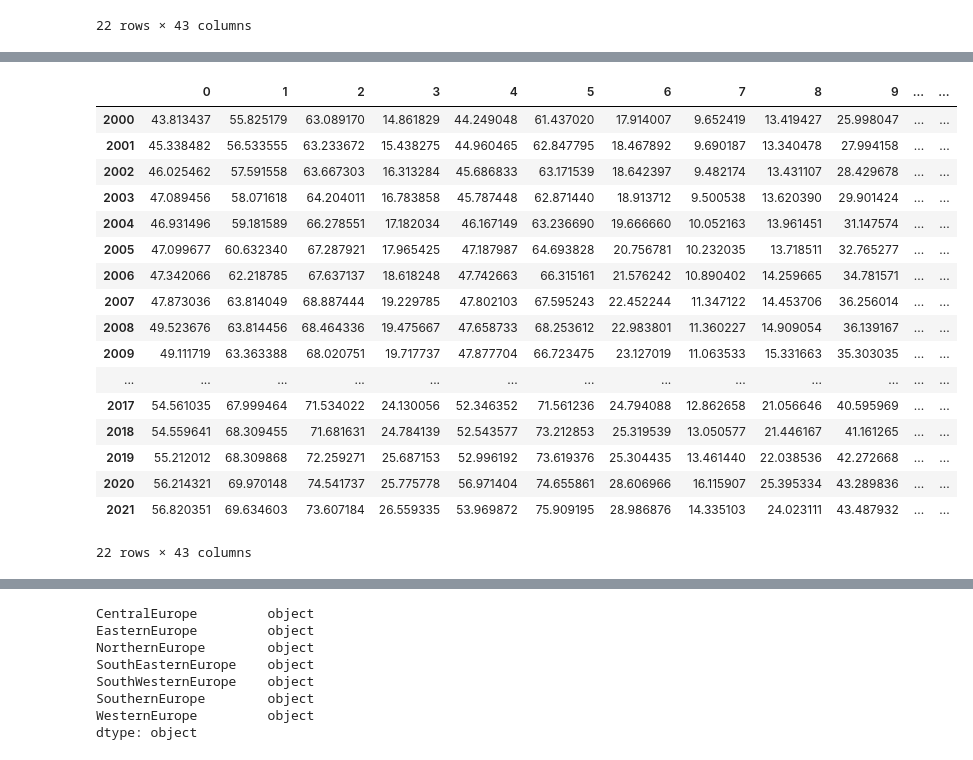
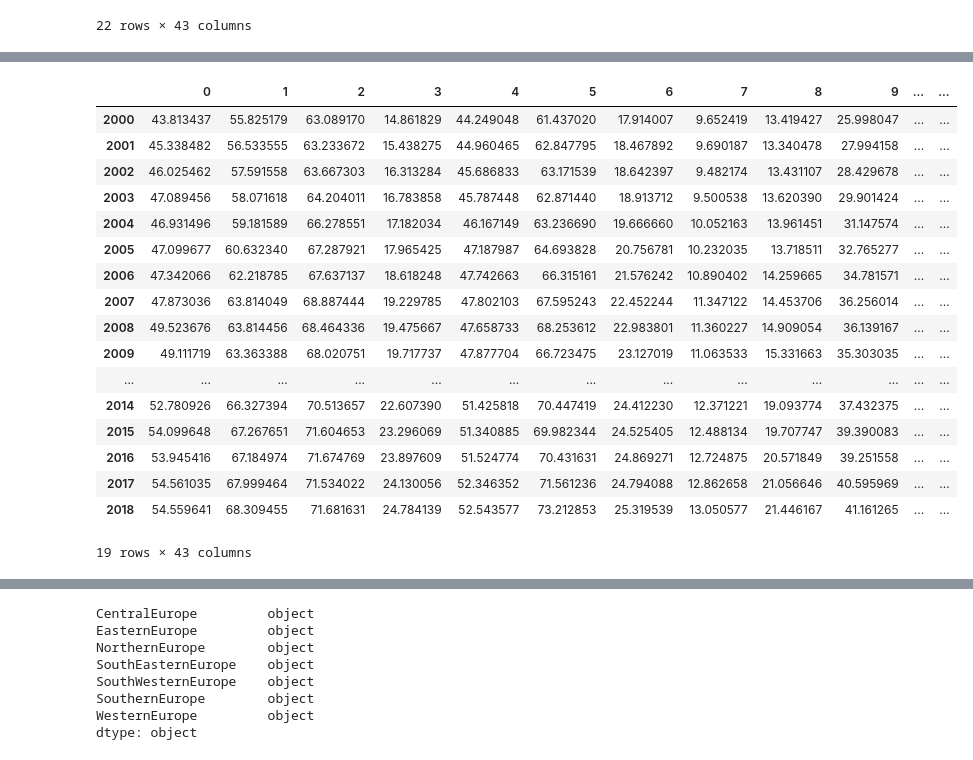
Before and after one commit to JoanneLin168/ADS-European-Productivity, a Jupyter notebook: Notebooks/Productivity_predictions.ipynb, the cells around one changed output, grey strips where cells are left out. Cells and saved outputs as stored; diff of their text form; code cells hidden in the pictures.

```diff
--- a/Notebooks/Productivity_predictions.ipynb
+++ b/Notebooks/Productivity_predictions.ipynb
@@ -422,26 +442,26 @@ LOCATION     object
 2021        float64
 dtype: object
 # %%
-df.drop('LOCATION' , axis =1).transpose()
+df.drop(['LOCATION','2019', '2020','2021'] , axis =1).transpose()
 # %% [output]
 |  | 0 | 1 | 2 | 3 | 4 | 5 | 6 | 7 | 8 | 9 | ... | ... |
 | 2000 | 43.813437 | 55.825179 | 63.089170 | 14.861829 | 44.249048 | 61.437020 | 17.914007 | 9.652419 | 13.419427 | 25.998047 | ... | ... |
 | 2001 | 45.338482 | 56.533555 | 63.233672 | 15.438275 | 44.960465 | 62.847795 | 18.467892 | 9.690187 | 13.340478 | 27.994158 | ... | ... |
 | 2002 | 46.025462 | 57.591558 | 63.667303 | 16.313284 | 45.686833 | 63.171539 | 18.642397 | 9.482174 | 13.431107 | 28.429678 | ... | ... |
 | 2003 | 47.089456 | 58.071618 | 64.204011 | 16.783858 | 45.787448 | 62.871440 | 18.913712 | 9.500538 | 13.620390 | 29.901424 | ... | ... |
 | 2004 | 46.931496 | 59.181589 | 66.278551 | 17.182034 | 46.167149 | 63.236690 | 19.666660 | 10.052163 | 13.961451 | 31.147574 | ... | ... |
 | 2005 | 47.099677 | 60.632340 | 67.287921 | 17.965425 | 47.187987 | 64.693828 | 20.756781 | 10.232035 | 13.718511 | 32.765277 | ... | ... |
 | 2006 | 47.342066 | 62.218785 | 67.637137 | 18.618248 | 47.742663 | 66.315161 | 21.576242 | 10.890402 | 14.259665 | 34.781571 | ... | ... |
 | 2007 | 47.873036 | 63.814049 | 68.887444 | 19.229785 | 47.802103 | 67.595243 | 22.452244 | 11.347122 | 14.453706 | 36.256014 | ... | ... |
 | 2008 | 49.523676 | 63.814456 | 68.464336 | 19.475667 | 47.658733 | 68.253612 | 22.983801 | 11.360227 | 14.909054 | 36.139167 | ... | ... |
 | 2009 | 49.111719 | 63.363388 | 68.020751 | 19.717737 | 47.877704 | 66.723475 | 23.127019 | 11.063533 | 15.331663 | 35.303035 | ... | ... |
 | ... | ... | ... | ... | ... | ... | ... | ... | ... | ... | ... | ... | ... |
+| 2014 | 52.780926 | 66.327394 | 70.513657 | 22.607390 | 51.425818 | 70.447419 | 24.412230 | 12.371221 | 19.093774 | 37.432375 | ... | ... |
+| 2015 | 54.099648 | 67.267651 | 71.604653 | 23.296069 | 51.340885 | 69.982344 | 24.525405 | 12.488134 | 19.707747 | 39.390083 | ... | ... |
+| 2016 | 53.945416 | 67.184974 | 71.674769 | 23.897609 | 51.524774 | 70.431631 | 24.869271 | 12.724875 | 20.571849 | 39.251558 | ... | ... |
 | 2017 | 54.561035 | 67.999464 | 71.534022 | 24.130056 | 52.346352 | 71.561236 | 24.794088 | 12.862658 | 21.056646 | 40.595969 | ... | ... |
 | 2018 | 54.559641 | 68.309455 | 71.681631 | 24.784139 | 52.543577 | 73.212853 | 25.319539 | 13.050577 | 21.446167 | 41.161265 | ... | ... |
-| 2019 | 55.212012 | 68.309868 | 72.259271 | 25.687153 | 52.996192 | 73.619376 | 25.304435 | 13.461440 | 22.038536 | 42.272668 | ... | ... |
-| 2020 | 56.214321 | 69.970148 | 74.541737 | 25.775778 | 56.971404 | 74.655861 | 28.606966 | 16.115907 | 25.395334 | 43.289836 | ... | ... |
-| 2021 | 56.820351 | 69.634603 | 73.607184 | 26.559335 | 53.969872 | 75.909195 | 28.986876 | 14.335103 | 24.023111 | 43.487932 | ... | ... |
-22 rows × 43 columns
+19 rows × 43 columns
 # %%
 corrmap = df.drop(['LOCATION'] , axis =1).transpose().corr()
 # %%
```
Also changed, not shown: parts of 18 cells of this notebook.
